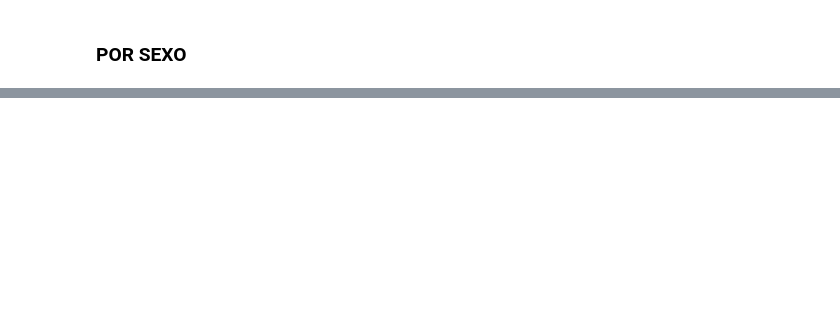
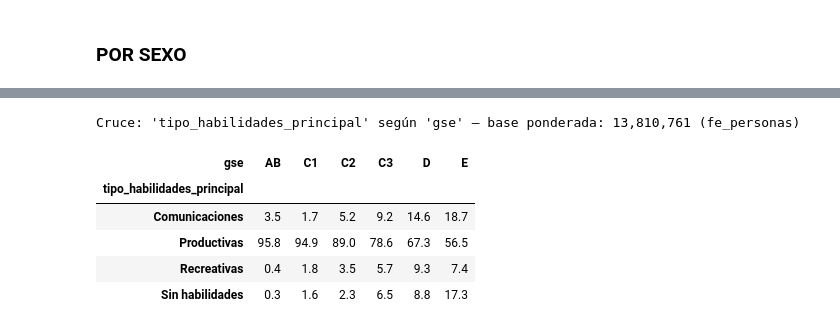
Before and after one commit to tomasleale/eaui_subtel, a Jupyter notebook: eaui2026_v2.ipynb, the cells around one changed output, grey strips where cells are left out. Cells and saved outputs as stored; diff of their text form; code cells hidden in the pictures; blank space fills up the shorter version.

```diff
--- a/eaui2026_v2.ipynb
+++ b/eaui2026_v2.ipynb
@@ -928,0 +1655,10 @@ display(analizar_rm_cruce('P8_3', cruce='sexo', factor='fe_hogar', estilo=True))
+# %%
+dstats(df, 'tipo_habilidades_principal', tipo='cruzada', cruce='gse', factor='fe_personas', transponer=False)
+# %% [output]
+Cruce: 'tipo_habilidades_principal' según 'gse' — base ponderada: 13,810,761 (fe_personas)
+| gse | AB | C1 | C2 | C3 | D | E |
+| tipo_habilidades_principal |  |  |  |  |  |  |
+| Comunicaciones | 3.5 | 1.7 | 5.2 | 9.2 | 14.6 | 18.7 |
+| Productivas | 95.8 | 94.9 | 89.0 | 78.6 | 67.3 | 56.5 |
+| Recreativas | 0.4 | 1.8 | 3.5 | 5.7 | 9.3 | 7.4 |
+| Sin habilidades | 0.3 | 1.6 | 2.3 | 6.5 | 8.8 | 17.3 |
```
Also changed, not shown: parts of 30 cells of this notebook.
